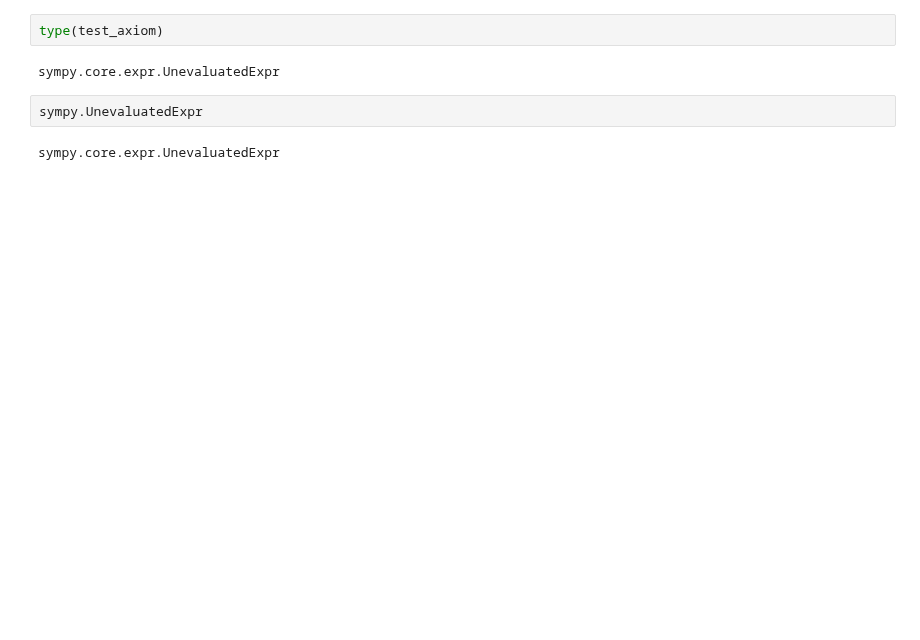
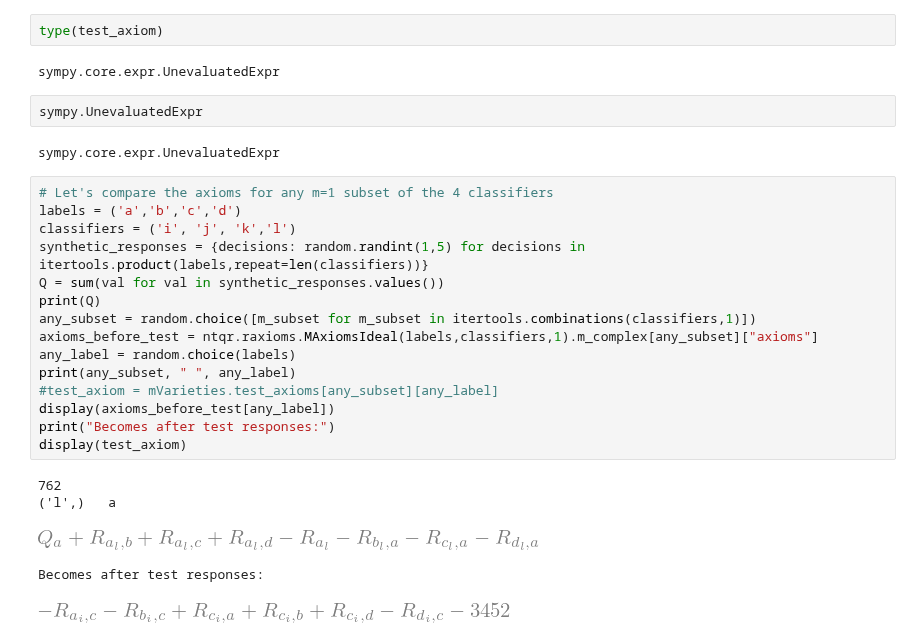
Before and after one commit to andrescorrada/IntroductionToAlgebraicEvaluation, a Jupyter notebook: python/docs/source/notebooks/AlgebraAndGeometryOfNTQR.ipynb, the cells around one changed output. Saved outputs shown, nothing was run; the diff lists cells and outputs as text; blank space fills up the shorter version.

```diff
--- a/python/docs/source/notebooks/AlgebraAndGeometryOfNTQR.ipynb
+++ b/python/docs/source/notebooks/AlgebraAndGeometryOfNTQR.ipynb
@@ -200,3 +200,24 @@ sympy.core.expr.UnevaluatedExpr
 sympy.UnevaluatedExpr
 # %% [output]
 sympy.core.expr.UnevaluatedExpr
+# %%
+# Let's compare the axioms for any m=1 subset of the 4 classifiers
+labels = ('a','b','c','d')
+classifiers = ('i', 'j', 'k','l')
+synthetic_responses = {decisions: random.randint(1,5) for decisions in itertools.product(labels,repeat=len(classifiers))}
+Q = sum(val for val in synthetic_responses.values())
+print(Q)
+any_subset = random.choice([m_subset for m_subset in itertools.combinations(classifiers,1)])
+axioms_before_test = ntqr.raxioms.MAxiomsIdeal(labels,classifiers,1).m_complex[any_subset]["axioms"]
+any_label = random.choice(labels)
+print(any_subset, " ", any_label)
+#test_axiom = mVarieties.test_axioms[any_subset][any_label]
+display(axioms_before_test[any_label])
+print("Becomes after test responses:")
+display(test_axiom)
+# %% [output]
+762
+('l',)   a
+[figure, added]
+Becomes after test responses:
+[figure, added]
```
Also changed, not shown: parts of 14 cells of this notebook, 1 other file.
